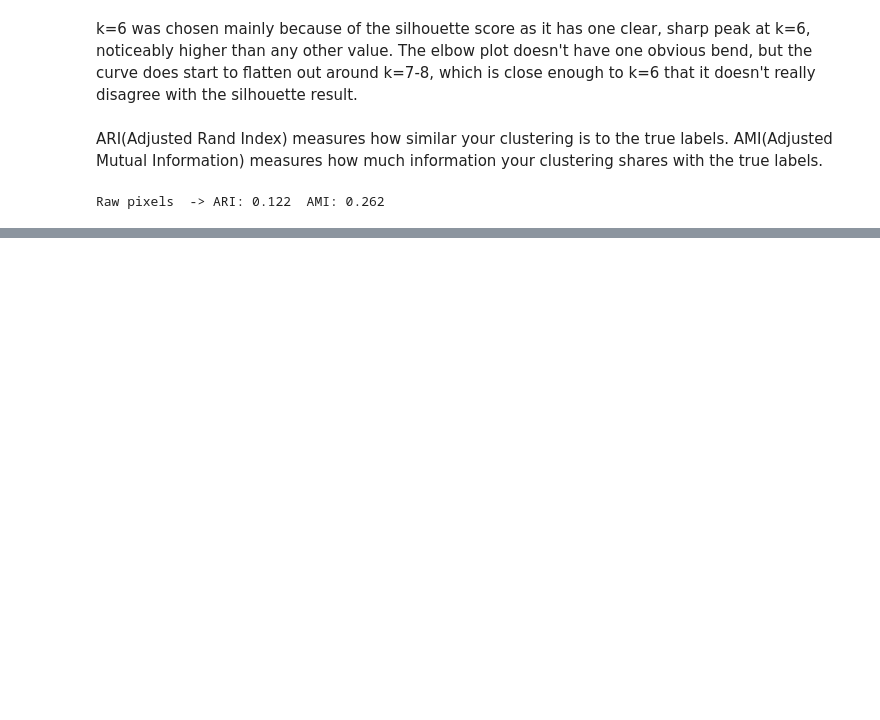
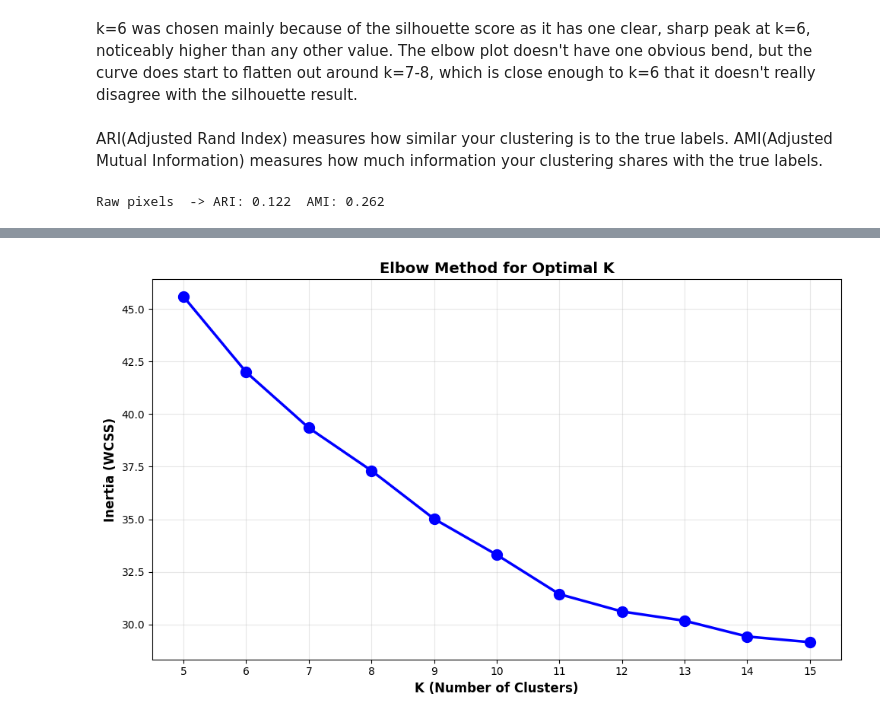
Before and after one commit to sarlusyan/ML-Projects, a Jupyter notebook: Semantic_Image_Clustering/Semantic_Img_Clustering.ipynb, the cells around one changed output, grey strips where cells are left out. Drawn from its saved outputs; the diff is of its cells as text; code cells hidden in the pictures; blank space fills up the shorter version.

Commit message:
with embeddings

```diff
--- a/Semantic_Image_Clustering/Semantic_Img_Clustering.ipynb
+++ b/Semantic_Image_Clustering/Semantic_Img_Clustering.ipynb
@@ -150,0 +155,4 @@ Raw pixels  -> ARI: 0.122  AMI: 0.262
+# %%
+embeddings_data = np.load("my_photos_clip.npz")
+embeddings = embeddings_data["embeddings"]
+print(f"Loaded embeddings: {embeddings.shape}")
@@ -150,0 +177,23 @@ Raw pixels  -> ARI: 0.122  AMI: 0.262
+# %%
+k_range = range(5, 16)
+silhouette_scores = []
+inertia_values = []
+
+for k in k_range:
+    km = KMeans(n_clusters=k, random_state=42, n_init=10)
+    labels = km.fit_predict(embeddings)
+    sil_score = silhouette_score(embeddings, labels)
+    silhouette_scores.append(sil_score)
+    inertia_values.append(km.inertia_)
+# %%
+plt.figure(figsize=(10, 6))
+plt.plot(k_range, inertia_values, 'b-o', linewidth=2.5, markersize=10)
+plt.xlabel("K (Number of Clusters)", fontsize=12, fontweight='bold')
+plt.ylabel("Inertia (WCSS)", fontsize=12, fontweight='bold')
+plt.title("Elbow Method for Optimal K", fontsize=14, fontweight='bold')
+plt.grid(True, alpha=0.3)
+plt.xticks(k_range)
+plt.tight_layout()
+plt.show()
+# %% [output]
+[figure, added]
```
Also changed, not shown: parts of 20 cells of this notebook.
